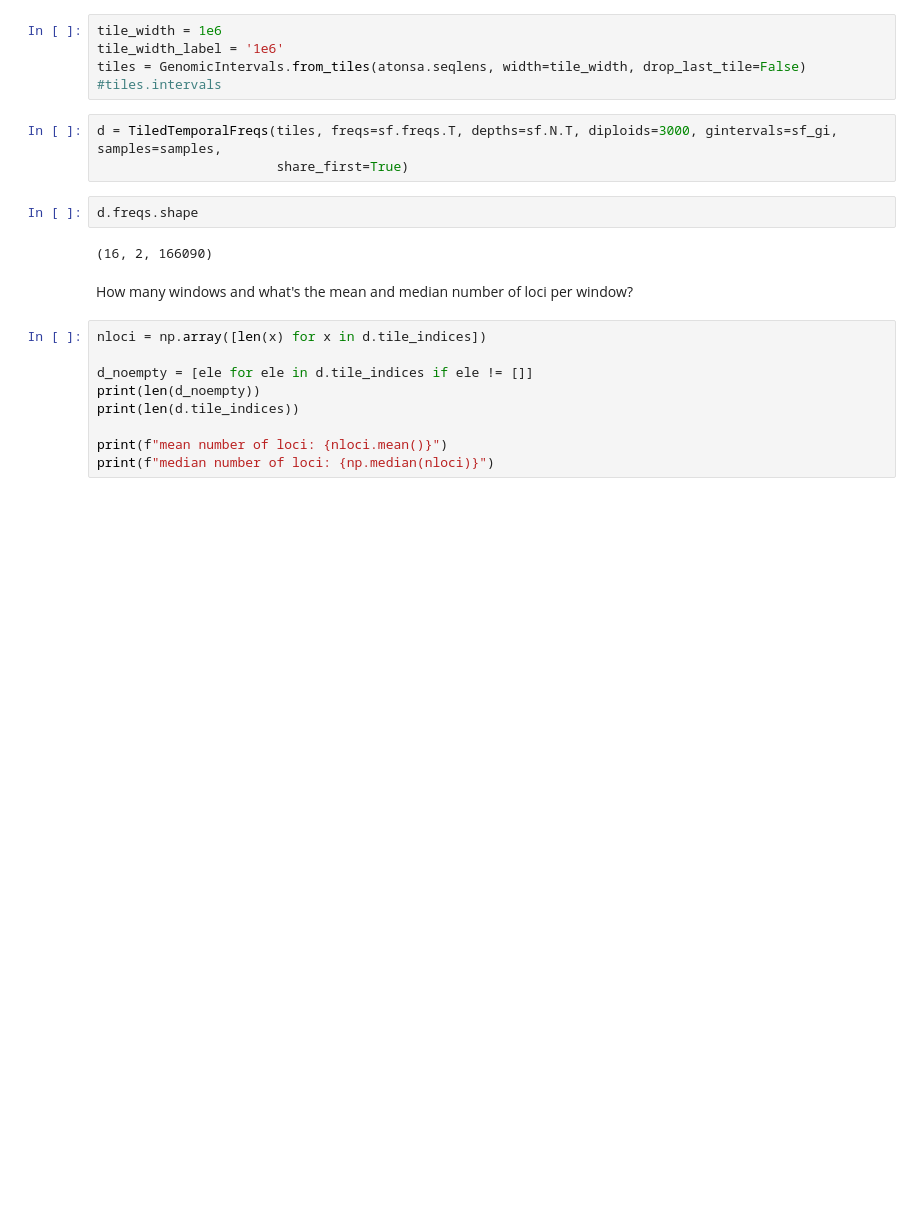
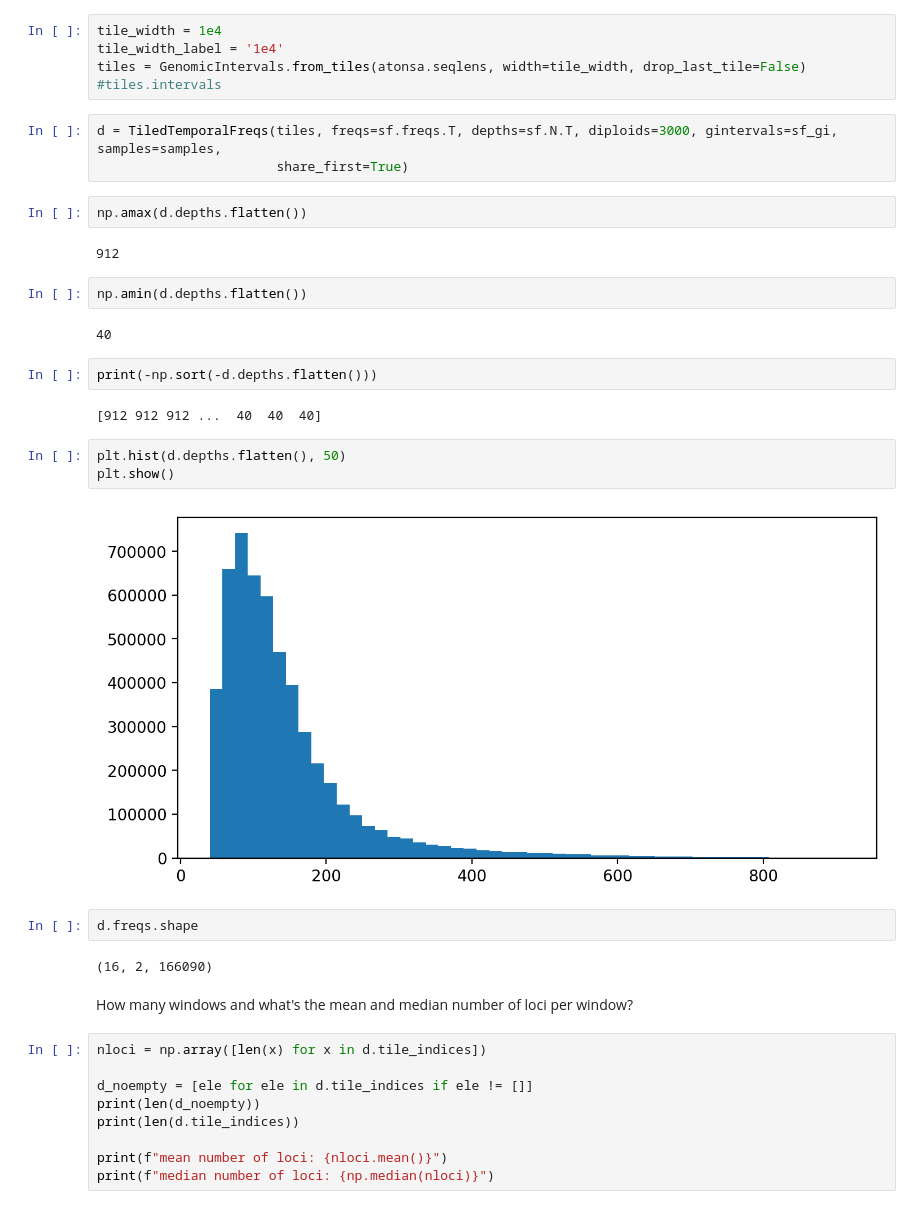
Before and after one commit to rsbrennan/tonsa_25_gen_ER, a Jupyter notebook: scripts/cvtk/notebooks/tonsa.ipynb, the cells around one changed output. Drawn from its saved outputs; the diff is of its cells as text; blank space fills up the shorter version.

```diff
--- a/scripts/cvtk/notebooks/tonsa.ipynb
+++ b/scripts/cvtk/notebooks/tonsa.ipynb
@@ -171,13 +172,30 @@ plt.plot(fixed.mean(axis=0))
 [<matplotlib.lines.Line2D at 0x...>]
 [figure]
 # %%
-tile_width = 1e6
-tile_width_label = '1e6'
+tile_width = 1e4
+tile_width_label = '1e4'
 tiles = GenomicIntervals.from_tiles(atonsa.seqlens, width=tile_width, drop_last_tile=False)
 #tiles.intervals
 # %%
 d = TiledTemporalFreqs(tiles, freqs=sf.freqs.T, depths=sf.N.T, diploids=3000, gintervals=sf_gi, samples=samples,
                        share_first=True)
+# %%
+np.amax(d.depths.flatten())
+# %% [output]
+912
+# %%
+np.amin(d.depths.flatten())
+# %% [output]
+40
+# %%
+print(-np.sort(-d.depths.flatten()))
+# %% [output]
+[912 912 912 ...  40  40  40]
+# %%
+plt.hist(d.depths.flatten(), 50)
+plt.show()
+# %% [output]
+[figure, added]
 # %%
 d.freqs.shape
 # %% [output]
```
Also changed, not shown: parts of 20 cells of this notebook.
